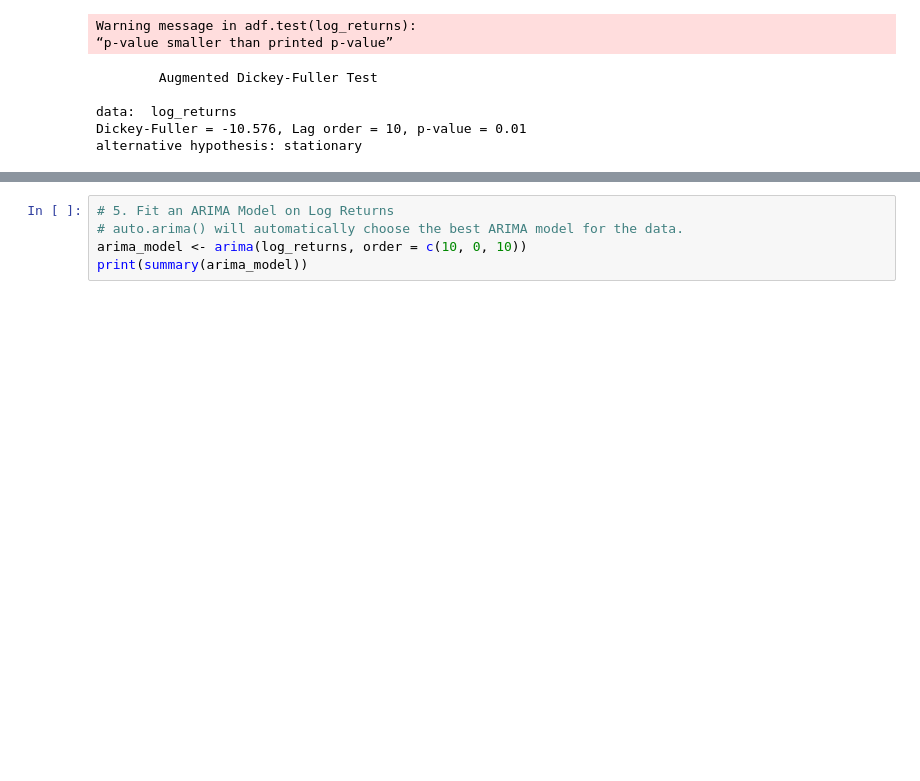
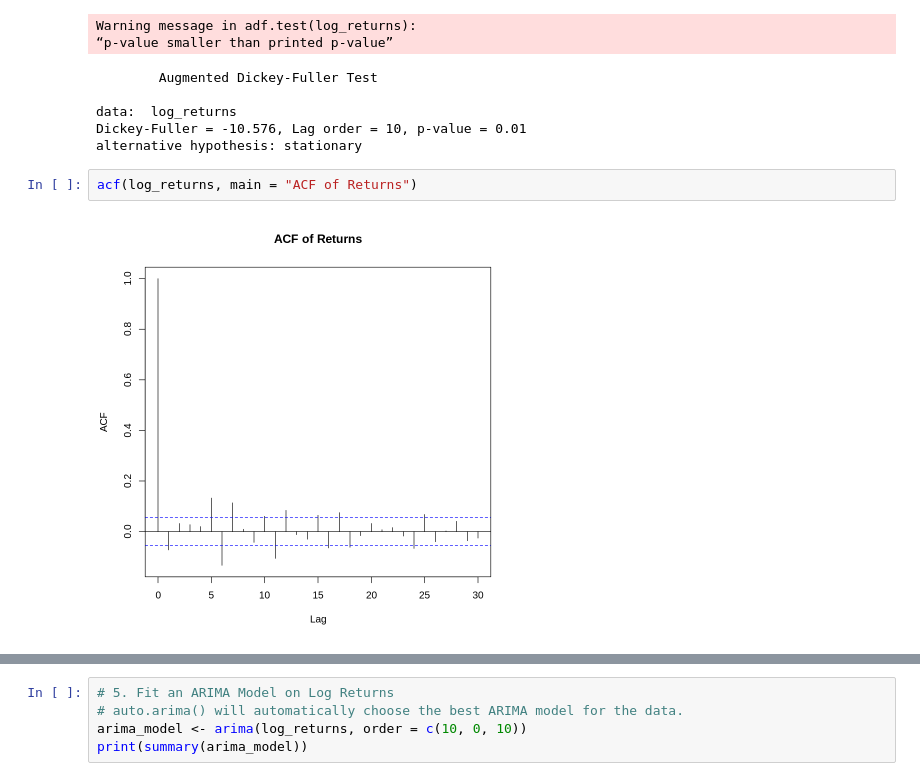
Before and after one commit to vkthakur90/AI_Applications, a Jupyter notebook: NIFTY_ARIMA_and_GARCH_in_R.ipynb, the cells around one changed output, grey strips where cells are left out. Cells and saved outputs as stored; diff of their text form; blank space fills up the shorter version.

```diff
--- a/NIFTY_ARIMA_and_GARCH_in_R.ipynb
+++ b/NIFTY_ARIMA_and_GARCH_in_R.ipynb
@@ -71,3 +71,7 @@ Warning message in adf.test(log_returns):
 data:  log_returns
 Dickey-Fuller = -10.576, Lag order = 10, p-value = 0.01
 alternative hypothesis: stationary
+# %%
+acf(log_returns, main = "ACF of Returns")
+# %% [output]
+[figure, added]
```
Also changed, not shown: parts of 13 cells of this notebook.
